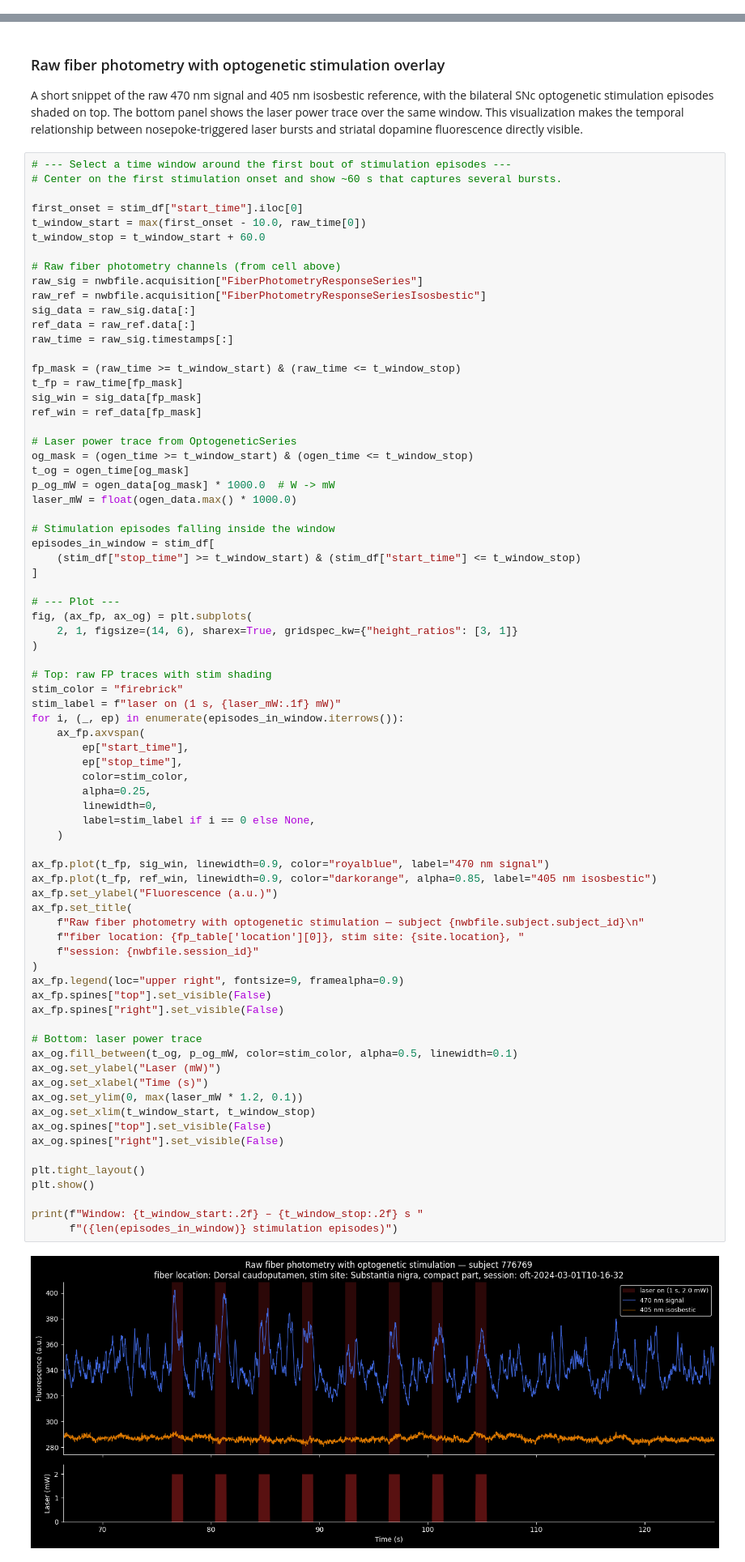
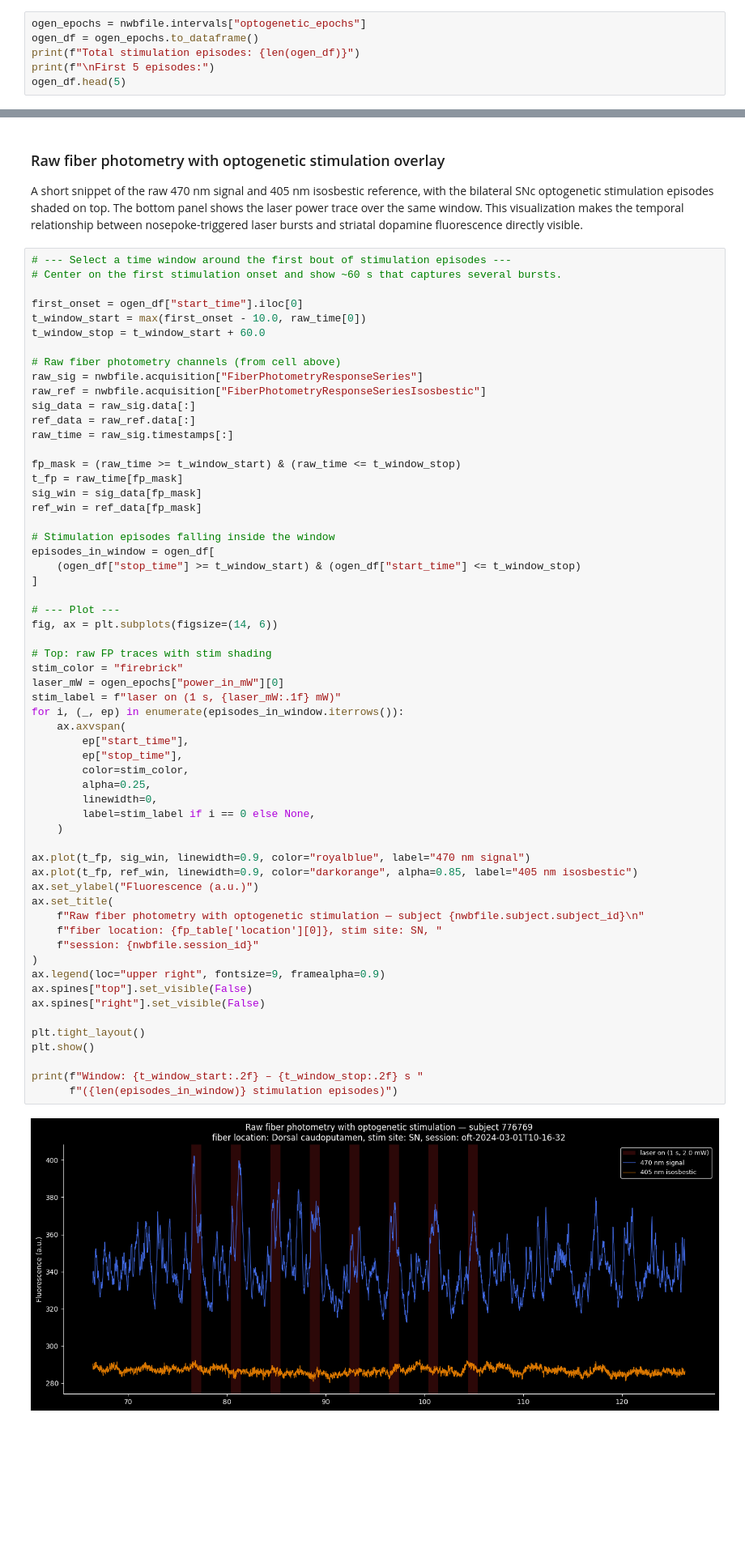
Before and after one commit to catalystneuro/meletis-lab-to-nwb, a Jupyter notebook: src/meletis_lab_to_nwb/tutorials/opto_dlight_demo.ipynb, the cells around one changed output, grey strips where cells are left out. Shown at 81% size. Cells and saved outputs as stored; diff of their text form; blank space fills up the shorter version.

Commit message:
fix incorrect usage of ndx-optogenetics

```diff
--- a/src/meletis_lab_to_nwb/tutorials/opto_dlight_demo.ipynb
+++ b/src/meletis_lab_to_nwb/tutorials/opto_dlight_demo.ipynb
@@ -430,0 +252,6 @@ Inter-stim interval:  mean = 7.346 s,  std = 9.111 s
+# %%
+ogen_epochs = nwbfile.intervals["optogenetic_epochs"]
+ogen_df = ogen_epochs.to_dataframe()
+print(f"Total stimulation episodes: {len(ogen_df)}")
+print(f"\nFirst 5 episodes:")
+ogen_df.head(5)
@@ -439,7 +292,7 @@ between nosepoke-triggered laser bursts and striatal dopamine fluorescence direc
 # --- Select a time window around the first bout of stimulation episodes ---
 # Center on the first stimulation onset and show ~60 s that captures several bursts.
 
-first_onset = stim_df["start_time"].iloc[0]
+first_onset = ogen_df["start_time"].iloc[0]
 t_window_start = max(first_onset - 10.0, raw_time[0])
 t_window_stop = t_window_start + 60.0
 
@@ -455,63 +308,47 @@ t_fp = raw_time[fp_mask]
 sig_win = sig_data[fp_mask]
 ref_win = ref_data[fp_mask]
 
-# Laser power trace from OptogeneticSeries
-og_mask = (ogen_time >= t_window_start) & (ogen_time <= t_window_stop)
-t_og = ogen_time[og_mask]
-p_og_mW = ogen_data[og_mask] * 1000.0  # W -> mW
-laser_mW = float(ogen_data.max() * 1000.0)
-
 # Stimulation episodes falling inside the window
-episodes_in_window = stim_df[
-    (stim_df["stop_time"] >= t_window_start) & (stim_df["start_time"] <= t_window_stop)
+episodes_in_window = ogen_df[
+    (ogen_df["stop_time"] >= t_window_start) & (ogen_df["start_time"] <= t_window_stop)
 ]
 
 # --- Plot ---
-fig, (ax_fp, ax_og) = plt.subplots(
-    2, 1, figsize=(14, 6), sharex=True, gridspec_kw={"height_ratios": [3, 1]}
-)
+fig, ax = plt.subplots(figsize=(14, 6))
 
 # Top: raw FP traces with stim shading
 stim_color = "firebrick"
+laser_mW = ogen_epochs["power_in_mW"][0]
 stim_label = f"laser on (1 s, {laser_mW:.1f} mW)"
 for i, (_, ep) in enumerate(episodes_in_window.iterrows()):
-    ax_fp.axvspan(
+    ax.axvspan(
         ep["start_time"],
         ep["stop_time"],
         color=stim_color,
         alpha=0.25,
         linewidth=0,
         label=stim_label if i == 0 else None,
     )
 
-ax_fp.plot(t_fp, sig_win, linewidth=0.9, color="royalblue", label="470 nm signal")
-ax_fp.plot(t_fp, ref_win, linewidth=0.9, color="darkorange", alpha=0.85, label="405 nm isosbestic")
-ax_fp.set_ylabel("Fluorescence (a.u.)")
-ax_fp.set_title(
+ax.plot(t_fp, sig_win, linewidth=0.9, color="royalblue", label="470 nm signal")
+ax.plot(t_fp, ref_win, linewidth=0.9, color="darkorange", alpha=0.85, label="405 nm isosbestic")
+ax.set_ylabel("Fluorescence (a.u.)")
+ax.set_title(
     f"Raw fiber photometry with optogenetic stimulation — subject {nwbfile.subject.subject_id}\n"
-    f"fiber location: {fp_table['location'][0]}, stim site: {site.location}, "
+    f"fiber location: {fp_table['location'][0]}, stim site: SN, "
     f"session: {nwbfile.session_id}"
 )
-ax_fp.legend(loc="upper right", fontsize=9, framealpha=0.9)
-ax_fp.spines["top"].set_visible(False)
-ax_fp.spines["right"].set_visible(False)
-
-# Bottom: laser power trace
-ax_og.fill_between(t_og, p_og_mW, color=stim_color, alpha=0.5, linewidth=0.1)
-ax_og.set_ylabel("Laser (mW)")
-ax_og.set_xlabel("Time (s)")
-ax_og.set_ylim(0, max(laser_mW * 1.2, 0.1))
-ax_og.set_xlim(t_window_start, t_window_stop)
-ax_og.spines["top"].set_visible(False)
-ax_og.spines["right"].set_visible(False)
+ax.legend(loc="upper right", fontsize=9, framealpha=0.9)
+ax.spines["top"].set_visible(False)
+ax.spines["right"].set_visible(False)
 
 plt.tight_layout()
 plt.show()
 
 print(f"Window: {t_window_start:.2f} – {t_window_stop:.2f} s "
       f"({len(episodes_in_window)} stimulation episodes)")
 # %% [output]
-[figure, old version]
+[figure, new version]
 Window: 66.40 – 126.40 s (8 stimulation episodes)
 # %% [markdown]
 ## 4. dF/F with stimulation onset
```
Also changed, not shown: parts of 13 cells of this notebook, 3 other files.
